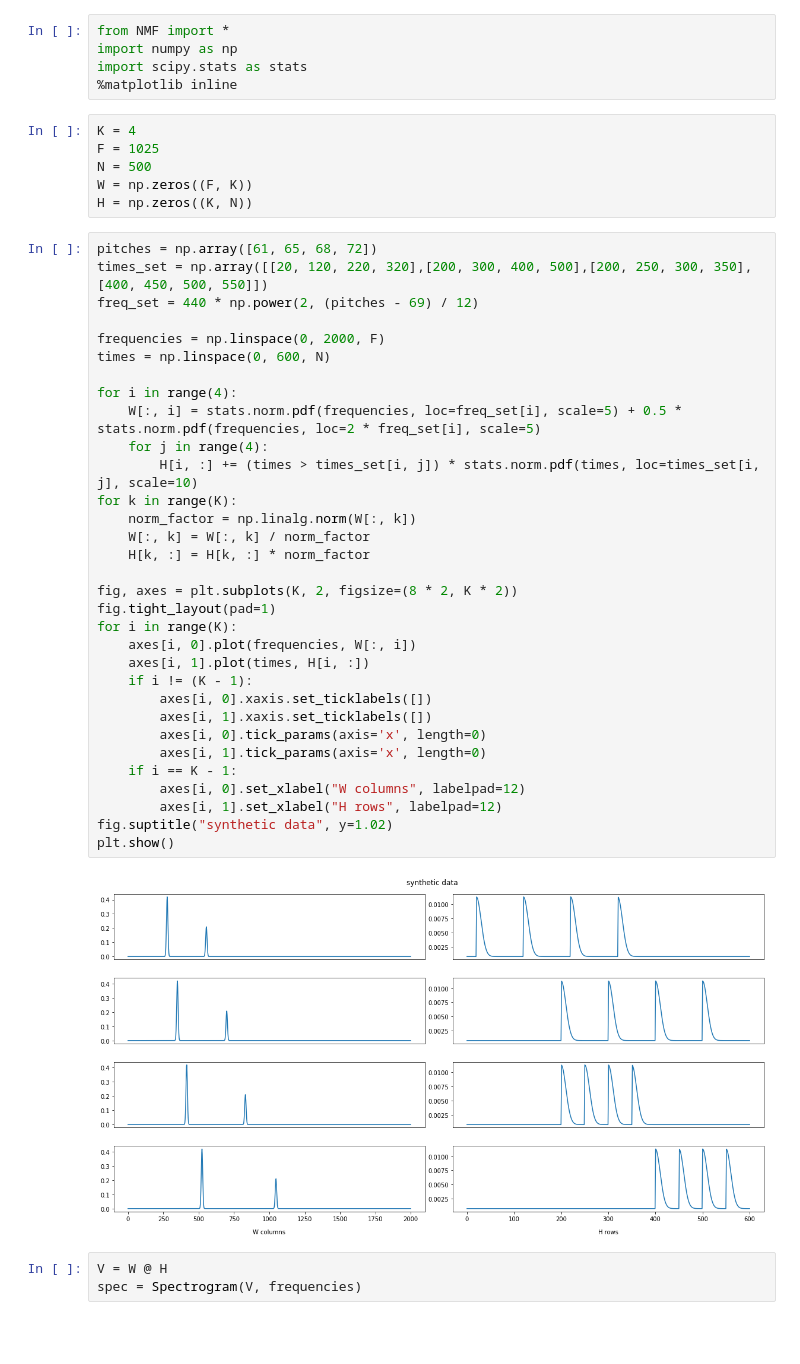
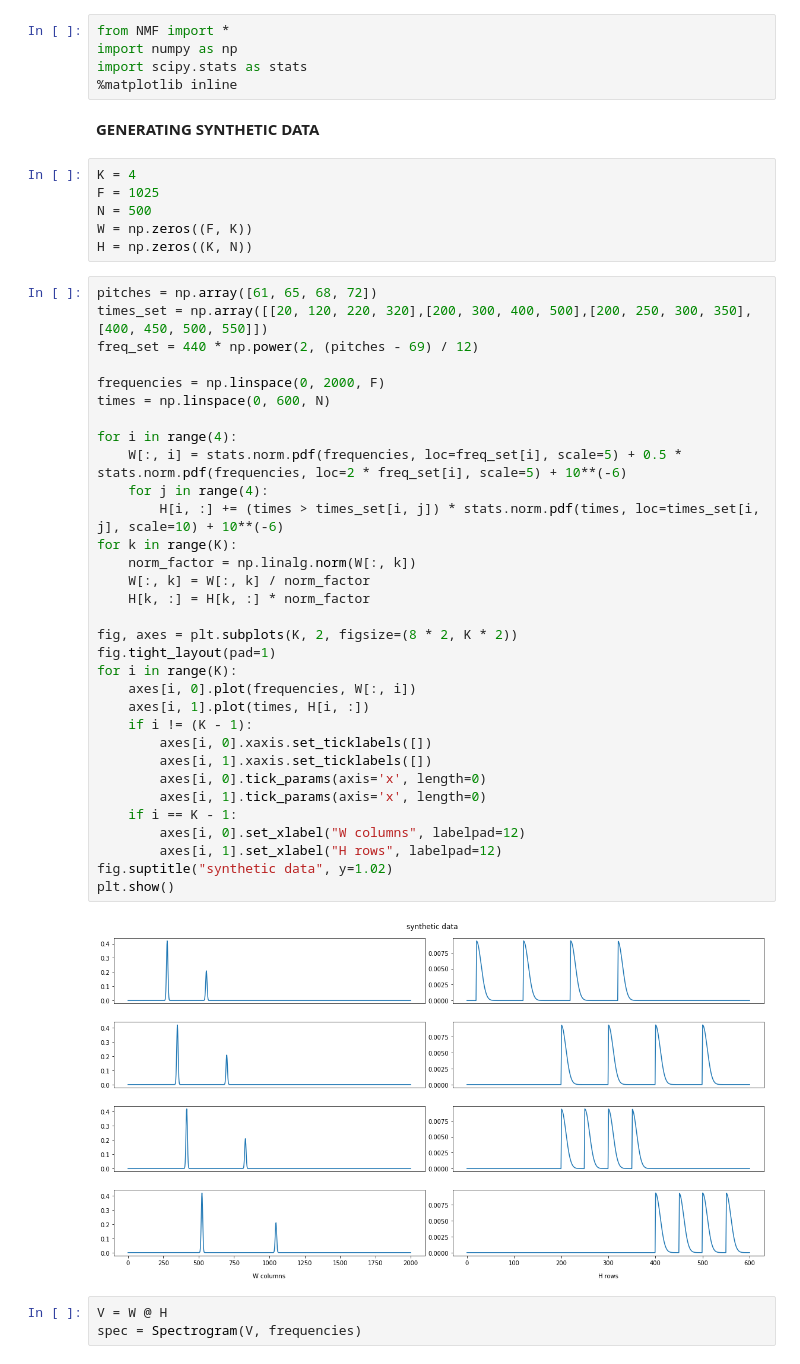
Before and after one commit to mariasoroka/StatisticalMachineLearning, a Jupyter notebook: synthetic_data.ipynb, the cells around one changed output. Drawn from its saved outputs; the diff is of its cells as text; blank space fills up the shorter version.

```diff
--- a/synthetic_data.ipynb
+++ b/synthetic_data.ipynb
@@ -3,6 +3,8 @@ from NMF import *
 import numpy as np
 import scipy.stats as stats
 %matplotlib inline
+# %% [markdown]
+**GENERATING SYNTHETIC DATA**
 # %%
 K = 4
 F = 1025
@@ -13,36 +15,36 @@ H = np.zeros((K, N))
 pitches = np.array([61, 65, 68, 72])
 times_set = np.array([[20, 120, 220, 320],[200, 300, 400, 500],[200, 250, 300, 350],[400, 450, 500, 550]])
 freq_set = 440 * np.power(2, (pitches - 69) / 12)
 
 frequencies = np.linspace(0, 2000, F)
 times = np.linspace(0, 600, N)
 
 for i in range(4):
-    W[:, i] = stats.norm.pdf(frequencies, loc=freq_set[i], scale=5) + 0.5 * stats.norm.pdf(frequencies, loc=2 * freq_set[i], scale=5)
+    W[:, i] = stats.norm.pdf(frequencies, loc=freq_set[i], scale=5) + 0.5 * stats.norm.pdf(frequencies, loc=2 * freq_set[i], scale=5) + 10**(-6)
     for j in range(4):
-        H[i, :] += (times > times_set[i, j]) * stats.norm.pdf(times, loc=times_set[i, j], scale=10)
+        H[i, :] += (times > times_set[i, j]) * stats.norm.pdf(times, loc=times_set[i, j], scale=10) + 10**(-6)
 for k in range(K):
     norm_factor = np.linalg.norm(W[:, k])
     W[:, k] = W[:, k] / norm_factor
     H[k, :] = H[k, :] * norm_factor
 
 fig, axes = plt.subplots(K, 2, figsize=(8 * 2, K * 2))
 fig.tight_layout(pad=1)
 for i in range(K):
     axes[i, 0].plot(frequencies, W[:, i])
     axes[i, 1].plot(times, H[i, :])
     if i != (K - 1):
         axes[i, 0].xaxis.set_ticklabels([])
         axes[i, 1].xaxis.set_ticklabels([])
         axes[i, 0].tick_params(axis='x', length=0)
         axes[i, 1].tick_params(axis='x', length=0)
     if i == K - 1:
         axes[i, 0].set_xlabel("W columns", labelpad=12)
         axes[i, 1].set_xlabel("H rows", labelpad=12)
 fig.suptitle("synthetic data", y=1.02)
 plt.show()
 # %% [output]
-[figure, old version]
+[figure, new version]
 # %%
 V = W @ H
 spec = Spectrogram(V, frequencies)
```
Also changed, not shown: parts of 9 cells of this notebook, 4 other files.
